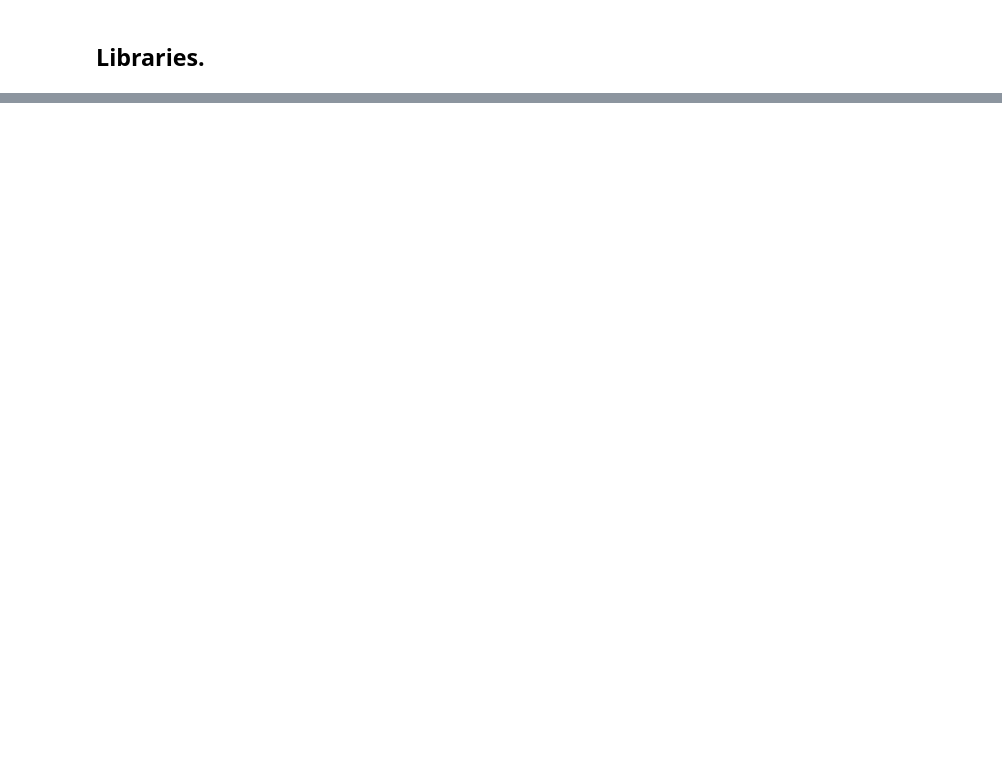
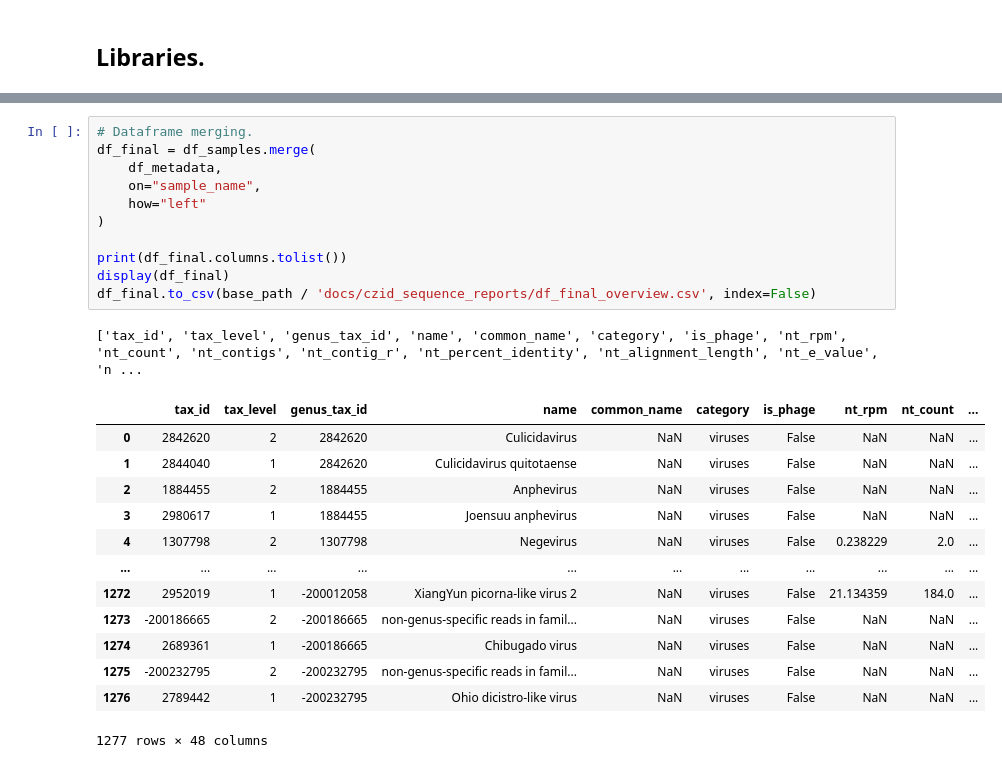
Before and after one commit to mgarciak-LEVE/mosquito_virome_yucatan_LEVE, a Jupyter notebook: scripts/czid_analysis/sequence_analysis.ipynb, the cells around one changed output, grey strips where cells are left out. Saved outputs shown, nothing was run; the diff lists cells and outputs as text; blank space fills up the shorter version.

```diff
--- a/scripts/czid_analysis/sequence_analysis.ipynb
+++ b/scripts/czid_analysis/sequence_analysis.ipynb
@@ -43,0 +210,26 @@ for i in samples:
+# %%
+# Dataframe merging.
+df_final = df_samples.merge(
+    df_metadata,
+    on="sample_name",
+    how="left"
+)
+
+print(df_final.columns.tolist())
+display(df_final)
+df_final.to_csv(base_path / 'docs/czid_sequence_reports/df_final_overview.csv', index=False)
+# %% [output]
+['tax_id', 'tax_level', 'genus_tax_id', 'name', 'common_name', 'category', 'is_phage', 'nt_rpm', 'nt_count', 'nt_contigs', 'nt_contig_r', 'nt_percent_identity', 'nt_alignment_length', 'nt_e_value', 'n ...
+|  | tax_id | tax_level | genus_tax_id | name | common_name | category | is_phage | nt_rpm | nt_count | ... |
+| 0 | 2842620 | 2 | 2842620 | Culicidavirus | NaN | viruses | False | NaN | NaN | ... |
+| 1 | 2844040 | 1 | 2842620 | Culicidavirus quitotaense | NaN | viruses | False | NaN | NaN | ... |
+| 2 | 1884455 | 2 | 1884455 | Anphevirus | NaN | viruses | False | NaN | NaN | ... |
+| 3 | 2980617 | 1 | 1884455 | Joensuu anphevirus | NaN | viruses | False | NaN | NaN | ... |
+| 4 | 1307798 | 2 | 1307798 | Negevirus | NaN | viruses | False | 0.238229 | 2.0 | ... |
+| ... | ... | ... | ... | ... | ... | ... | ... | ... | ... | ... |
+| 1272 | 2952019 | 1 | -200012058 | XiangYun picorna-like virus 2 | NaN | viruses | False | 21.134359 | 184.0 | ... |
+| 1273 | -200186665 | 2 | -200186665 | non-genus-specific reads in famil... | NaN | viruses | False | NaN | NaN | ... |
+| 1274 | 2689361 | 1 | -200186665 | Chibugado virus | NaN | viruses | False | NaN | NaN | ... |
+| 1275 | -200232795 | 2 | -200232795 | non-genus-specific reads in famil... | NaN | viruses | False | NaN | NaN | ... |
+| 1276 | 2789442 | 1 | -200232795 | Ohio dicistro-like virus | NaN | viruses | False | NaN | NaN | ... |
+1277 rows × 48 columns
```
Also changed, not shown: parts of 9 cells of this notebook, 30 other files.
